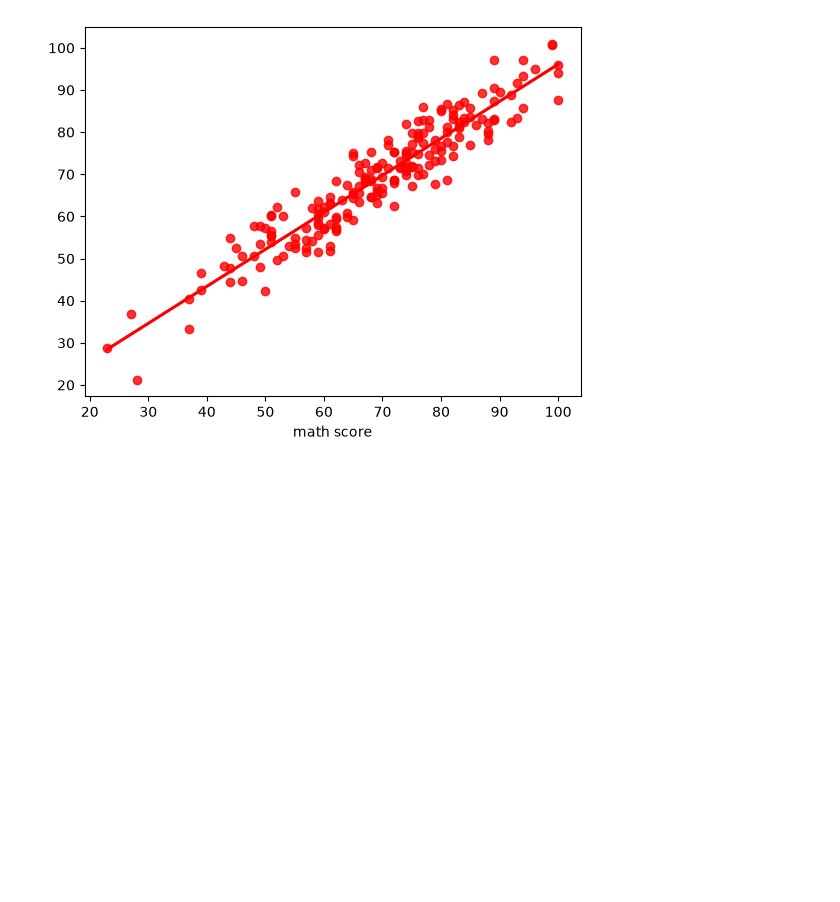
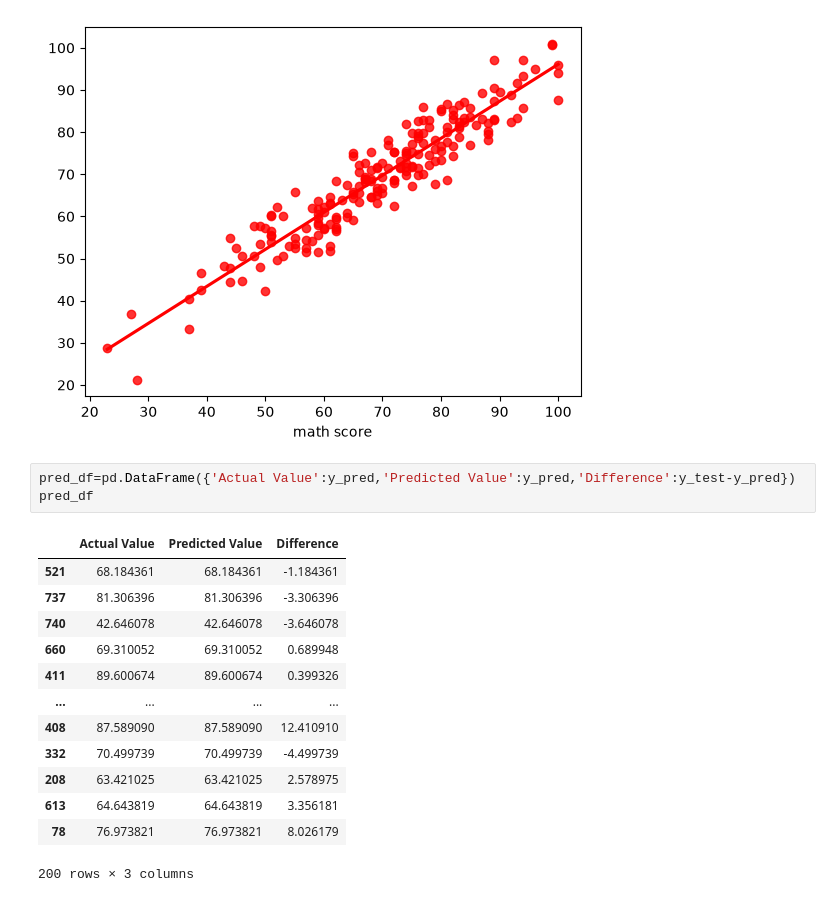
Before and after one commit to bensbasil/MLOps_Project, a Jupyter notebook: src/notebook/data/2. MODEL TRAINING.ipynb, the cells around one changed output. Saved outputs shown, nothing was run; the diff lists cells and outputs as text; blank space fills up the shorter version.

Commit message:
Data Ingestion

```diff
--- a/src/notebook/data/2. MODEL TRAINING.ipynb
+++ b/src/notebook/data/2. MODEL TRAINING.ipynb
@@ -265,3 +265,20 @@ Text(0, 0.5, 'Predicted')
 sns.regplot(x=y_test,y=y_pred,ci=None,color='red');
 # %% [output]
 [figure]
+# %%
+pred_df=pd.DataFrame({'Actual Value':y_pred,'Predicted Value':y_pred,'Difference':y_test-y_pred})
+pred_df
+# %% [output]
+|  | Actual Value | Predicted Value | Difference |
+| 521 | 68.184361 | 68.184361 | -1.184361 |
+| 737 | 81.306396 | 81.306396 | -3.306396 |
+| 740 | 42.646078 | 42.646078 | -3.646078 |
+| 660 | 69.310052 | 69.310052 | 0.689948 |
+| 411 | 89.600674 | 89.600674 | 0.399326 |
+| ... | ... | ... | ... |
+| 408 | 87.589090 | 87.589090 | 12.410910 |
+| 332 | 70.499739 | 70.499739 | -4.499739 |
+| 208 | 63.421025 | 63.421025 | 2.578975 |
+| 613 | 64.643819 | 64.643819 | 3.356181 |
+| 78 | 76.973821 | 76.973821 | 8.026179 |
+200 rows × 3 columns
```
Also changed, not shown: 1 other file.
